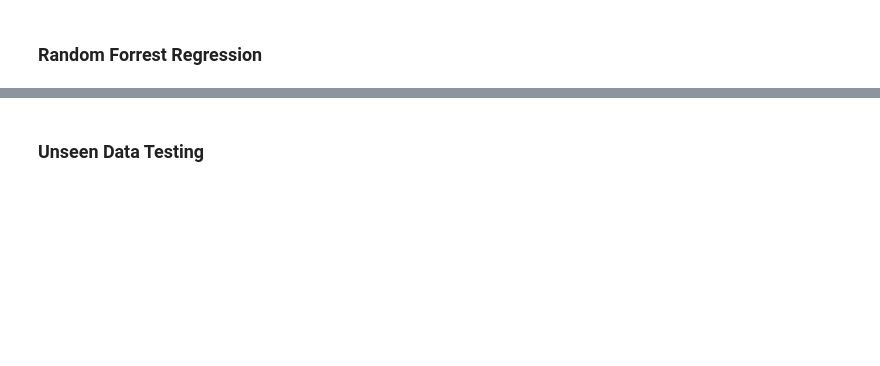
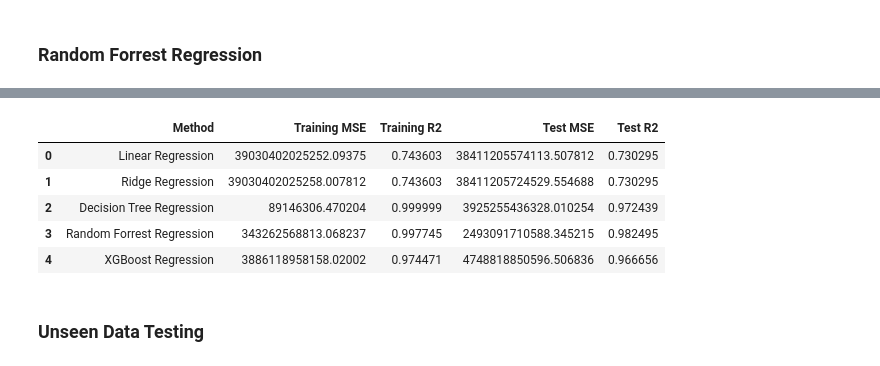
Before and after one commit to JingChengGu/spotify_monthly_listener_predictor, a Jupyter notebook: monthly_listener_regressor.ipynb, the cells around one changed output, grey strips where cells are left out. Cells and saved outputs as stored; diff of their text form; code cells hidden in the pictures; blank space fills up the shorter version.

```diff
--- a/monthly_listener_regressor.ipynb
+++ b/monthly_listener_regressor.ipynb
@@ -304,0 +341,6 @@ rfr_results
+# %%
+xgbr_train_mse = mean_squared_error(y_train, y_xgbr_train_pred)
+xgbr_train_r2 = r2_score(y_train, y_xgbr_train_pred)
+
+xgbr_test_mse = mean_squared_error(y_test, y_xgbr_test_pred)
+xgbr_test_r2 = r2_score(y_test, y_xgbr_test_pred)
@@ -305,3 +354,13 @@ rfr_results
+# %%
+model_comp = pd.concat([model_comp, xgbr_results], axis = 0).reset_index(drop = True)
+model_comp
+# %% [output]
+|  | Method | Training MSE | Training R2 | Test MSE | Test R2 |
+| 0 | Linear Regression | 39030402025252.09375 | 0.743603 | 38411205574113.507812 | 0.730295 |
+| 1 | Ridge Regression | 39030402025258.007812 | 0.743603 | 38411205724529.554688 | 0.730295 |
+| 2 | Decision Tree Regression | 89146306.470204 | 0.999999 | 3925255436328.010254 | 0.972439 |
+| 3 | Random Forrest Regression | 343262568813.068237 | 0.997745 | 2493091710588.345215 | 0.982495 |
+| 4 | XGBoost Regression | 3886118958158.02002 | 0.974471 | 4748818850596.506836 | 0.966656 |
 # %% [markdown]
 ### Unseen Data Testing
 # %%
```
Also changed, not shown: parts of 16 cells of this notebook.
